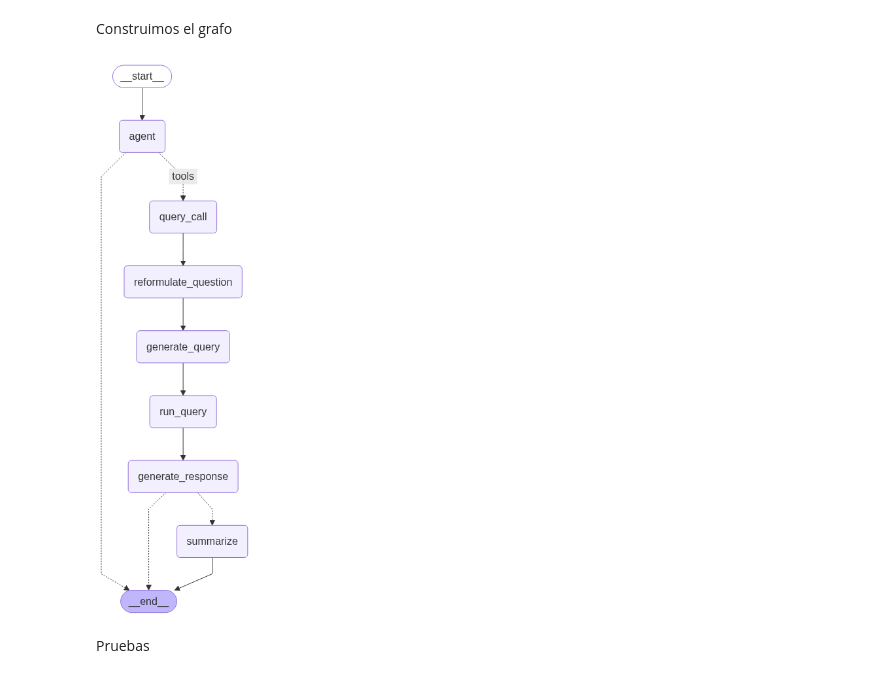
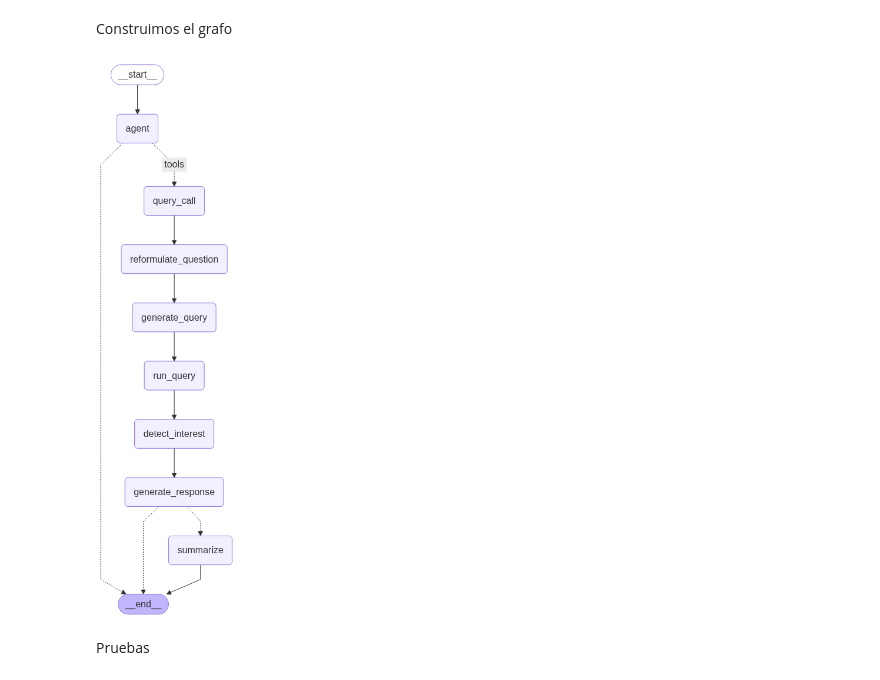
Before and after one commit to CesarKnight/Agente-Productos-BD, a Jupyter notebook: app/AgenteConsultasBD.ipynb, the cells around one changed output. Saved outputs shown, nothing was run; the diff lists cells and outputs as text; code cells hidden in the pictures.

Commit message:
mejorar reformulacion, y detectar elemento mencionado

```diff
--- a/app/AgenteConsultasBD.ipynb
+++ b/app/AgenteConsultasBD.ipynb
@@ -334,38 +418,40 @@ builder.add_node("query_call", query_call_node)
 builder.add_node("reformulate_question", reformulate_question)
 builder.add_node("generate_query", generate_query)
 builder.add_node("run_query", run_query)
+builder.add_node("detect_interest", detect_interest)
 builder.add_node("generate_response", generate_response)
 builder.add_node("summarize", summarize)
 
 builder.add_edge(START, "agent")
 builder.add_conditional_edges(
     "agent",
     tools_condition,
     {
         "tools": "query_call",
         END: END
     }
 )
 builder.add_edge("query_call", "reformulate_question")
 builder.add_edge("reformulate_question", "generate_query")
 builder.add_edge("generate_query", "run_query")
-builder.add_edge("run_query", "generate_response")
+builder.add_edge("run_query", "detect_interest")
+builder.add_edge("detect_interest", "generate_response")
 builder.add_conditional_edges(
     "generate_response",
     summarize_condition,
     {
         "summarize": "summarize",
         END: END
     }
 )
 builder.add_edge("summarize", END)
 
 agent = builder.compile(checkpointer=memory)
 
 from IPython.display import Image, display
 display(Image(agent.get_graph().draw_mermaid_png()))
 # %% [output]
-[figure, old version]
+[figure, new version]
 # %% [markdown]
 Pruebas
 # %%
```
Also changed, not shown: parts of 7 cells of this notebook, 1 other file.
